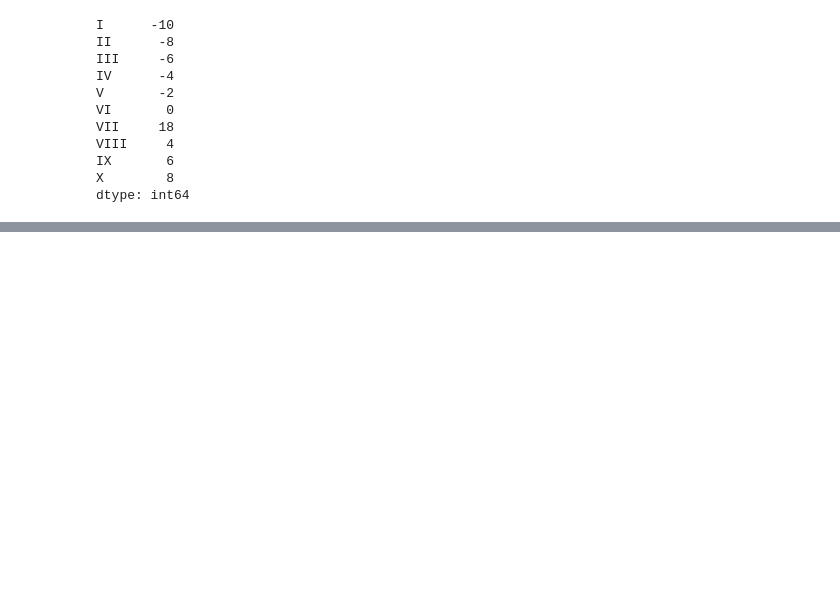
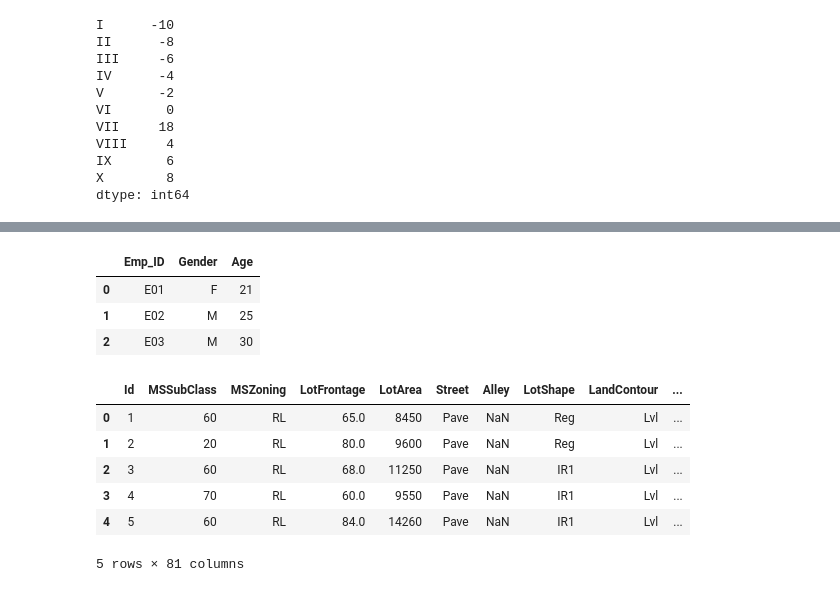
Before and after one commit to anjali88/Basic-ML-, a Jupyter notebook: Pushpanjali_banik_Pandas.ipynb, the cells around one changed output, grey strips where cells are left out. Saved outputs shown, nothing was run; the diff lists cells and outputs as text; code cells hidden in the pictures; blank space fills up the shorter version.

```diff
--- a/Pushpanjali_banik_Pandas.ipynb
+++ b/Pushpanjali_banik_Pandas.ipynb
@@ -212,0 +255,22 @@ dtype: int64
+# %%
+#change to original
+df
+# %% [output]
+|  | Emp_ID | Gender | Age |
+| 0 | E01 | F | 21 |
+| 1 | E02 | M | 25 |
+| 2 | E03 | M | 30 |
+# %%
+#load dataframes by read_[file format] which loads a csv file of a kaggle competiton dataset
+kaggle = pd.read_csv('https://raw.githubusercontent.com/DanRHowarth/DSfIOT_MeetUps/master/train.csv')
+
+#check dataframe loaded and look at subsection
+kaggle.head()
+# %% [output]
+|  | Id | MSSubClass | MSZoning | LotFrontage | LotArea | Street | Alley | LotShape | LandContour | ... |
+| 0 | 1 | 60 | RL | 65.0 | 8450 | Pave | NaN | Reg | Lvl | ... |
+| 1 | 2 | 20 | RL | 80.0 | 9600 | Pave | NaN | Reg | Lvl | ... |
+| 2 | 3 | 60 | RL | 68.0 | 11250 | Pave | NaN | IR1 | Lvl | ... |
+| 3 | 4 | 70 | RL | 60.0 | 9550 | Pave | NaN | IR1 | Lvl | ... |
+| 4 | 5 | 60 | RL | 84.0 | 14260 | Pave | NaN | IR1 | Lvl | ... |
+5 rows × 81 columns
```
Also changed, not shown: parts of 4 cells of this notebook.
